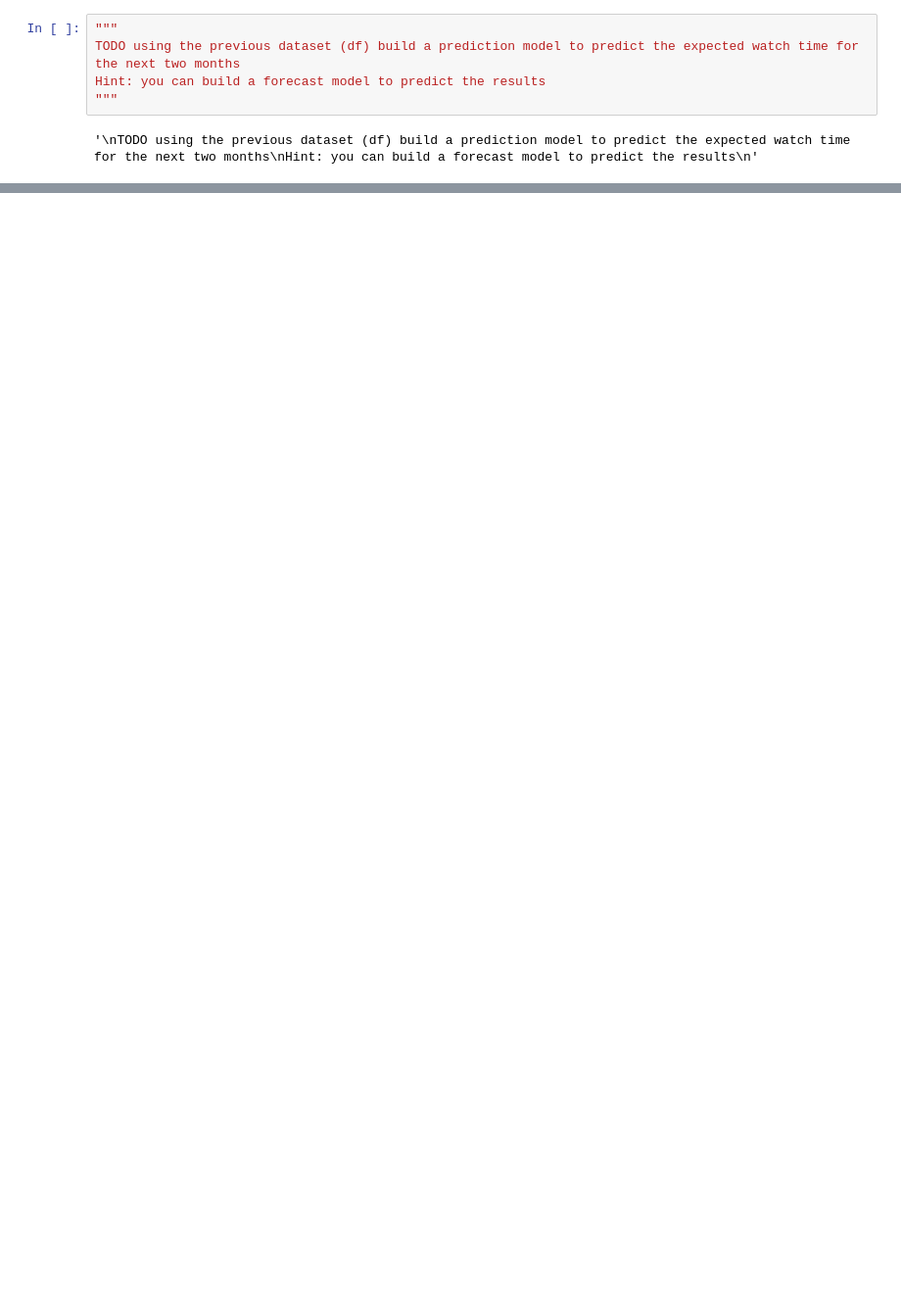
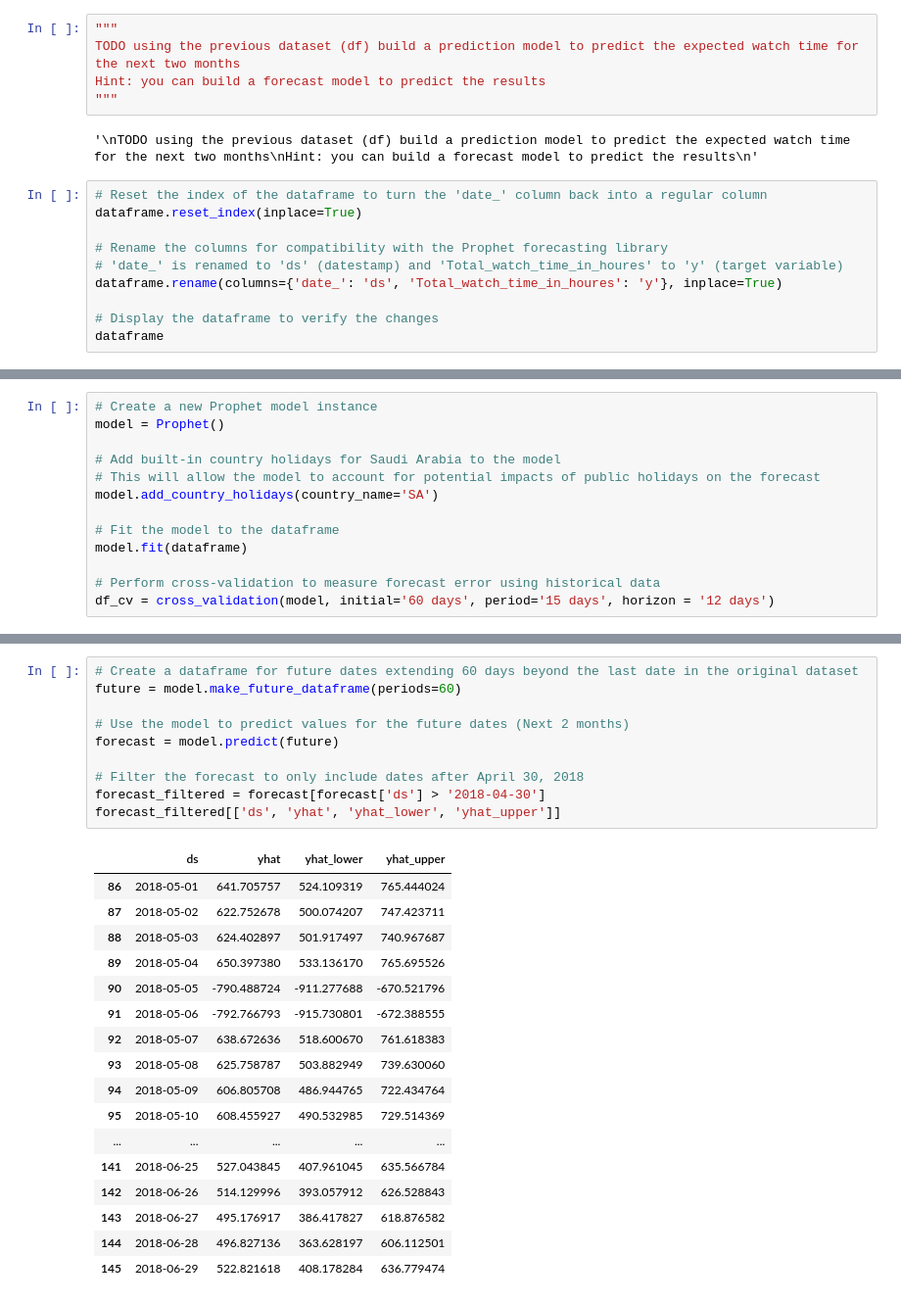
Before and after one commit to TMQ5/My_Projects, a Jupyter notebook: stc_TV_T2.ipynb, the cells around one changed output, grey strips where cells are left out. Shown: that part at 98% size. Saved outputs shown, nothing was run; the diff lists cells and outputs as text; blank space fills up the shorter version.

```diff
--- a/stc_TV_T2.ipynb
+++ b/stc_TV_T2.ipynb
@@ -441,3 +444,13 @@ Hint: you can build a forecast model to predict the results
 """
 # %% [output]
 '\nTODO using the previous dataset (df) build a prediction model to predict the expected watch time for the next two months\nHint: you can build a forecast model to predict the results\n'
+# %%
+# Reset the index of the dataframe to turn the 'date_' column back into a regular column
+dataframe.reset_index(inplace=True)
+
+# Rename the columns for compatibility with the Prophet forecasting library
+# 'date_' is renamed to 'ds' (datestamp) and 'Total_watch_time_in_houres' to 'y' (target variable)
+dataframe.rename(columns={'date_': 'ds', 'Total_watch_time_in_houres': 'y'}, inplace=True)
+
+# Display the dataframe to verify the changes
+dataframe
@@ -443,0 +471,13 @@ Hint: you can build a forecast model to predict the results
+# %%
+# Create a new Prophet model instance
+model = Prophet()
+
+# Add built-in country holidays for Saudi Arabia to the model
+# This will allow the model to account for potential impacts of public holidays on the forecast
+model.add_country_holidays(country_name='SA')
+
+# Fit the model to the dataframe
+model.fit(dataframe)
+
+# Perform cross-validation to measure forecast error using historical data
+df_cv = cross_validation(model, initial='60 days', period='15 days', horizon = '12 days')
@@ -443,0 +524,28 @@ Hint: you can build a forecast model to predict the results
+# %%
+# Create a dataframe for future dates extending 60 days beyond the last date in the original dataset
+future = model.make_future_dataframe(periods=60)
+
+# Use the model to predict values for the future dates (Next 2 months)
+forecast = model.predict(future)
+
+# Filter the forecast to only include dates after April 30, 2018
+forecast_filtered = forecast[forecast['ds'] > '2018-04-30']
+forecast_filtered[['ds', 'yhat', 'yhat_lower', 'yhat_upper']]
+# %% [output]
+|  | ds | yhat | yhat_lower | yhat_upper |
+| 86 | 2018-05-01 | 641.705757 | 524.109319 | 765.444024 |
+| 87 | 2018-05-02 | 622.752678 | 500.074207 | 747.423711 |
+| 88 | 2018-05-03 | 624.402897 | 501.917497 | 740.967687 |
+| 89 | 2018-05-04 | 650.397380 | 533.136170 | 765.695526 |
+| 90 | 2018-05-05 | -790.488724 | -911.277688 | -670.521796 |
+| 91 | 2018-05-06 | -792.766793 | -915.730801 | -672.388555 |
+| 92 | 2018-05-07 | 638.672636 | 518.600670 | 761.618383 |
+| 93 | 2018-05-08 | 625.758787 | 503.882949 | 739.630060 |
+| 94 | 2018-05-09 | 606.805708 | 486.944765 | 722.434764 |
+| 95 | 2018-05-10 | 608.455927 | 490.532985 | 729.514369 |
+| ... | ... | ... | ... | ... |
+| 141 | 2018-06-25 | 527.043845 | 407.961045 | 635.566784 |
+| 142 | 2018-06-26 | 514.129996 | 393.057912 | 626.528843 |
+| 143 | 2018-06-27 | 495.176917 | 386.417827 | 618.876582 |
+| 144 | 2018-06-28 | 496.827136 | 363.628197 | 606.112501 |
+| 145 | 2018-06-29 | 522.821618 | 408.178284 | 636.779474 |
```
Also changed, not shown: parts of 16 cells of this notebook.
